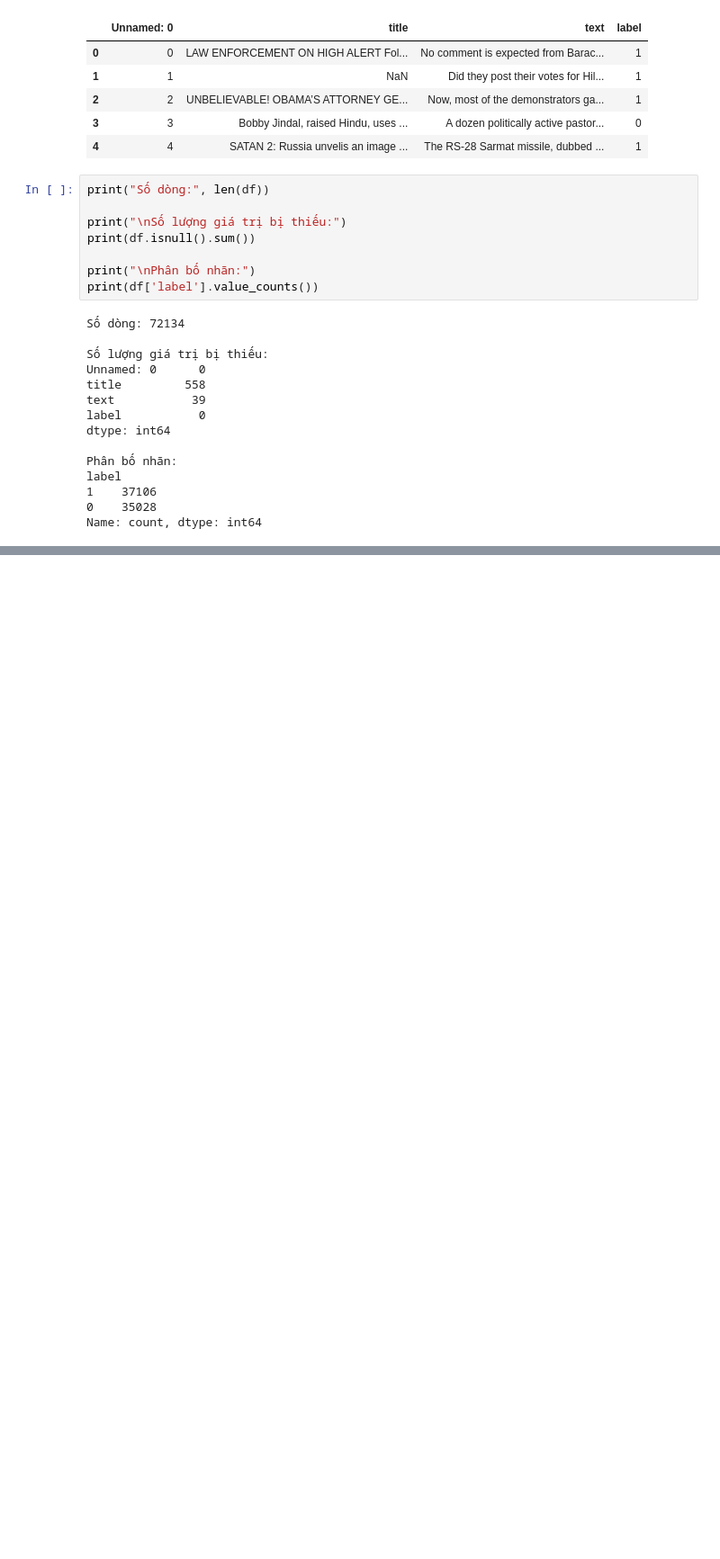
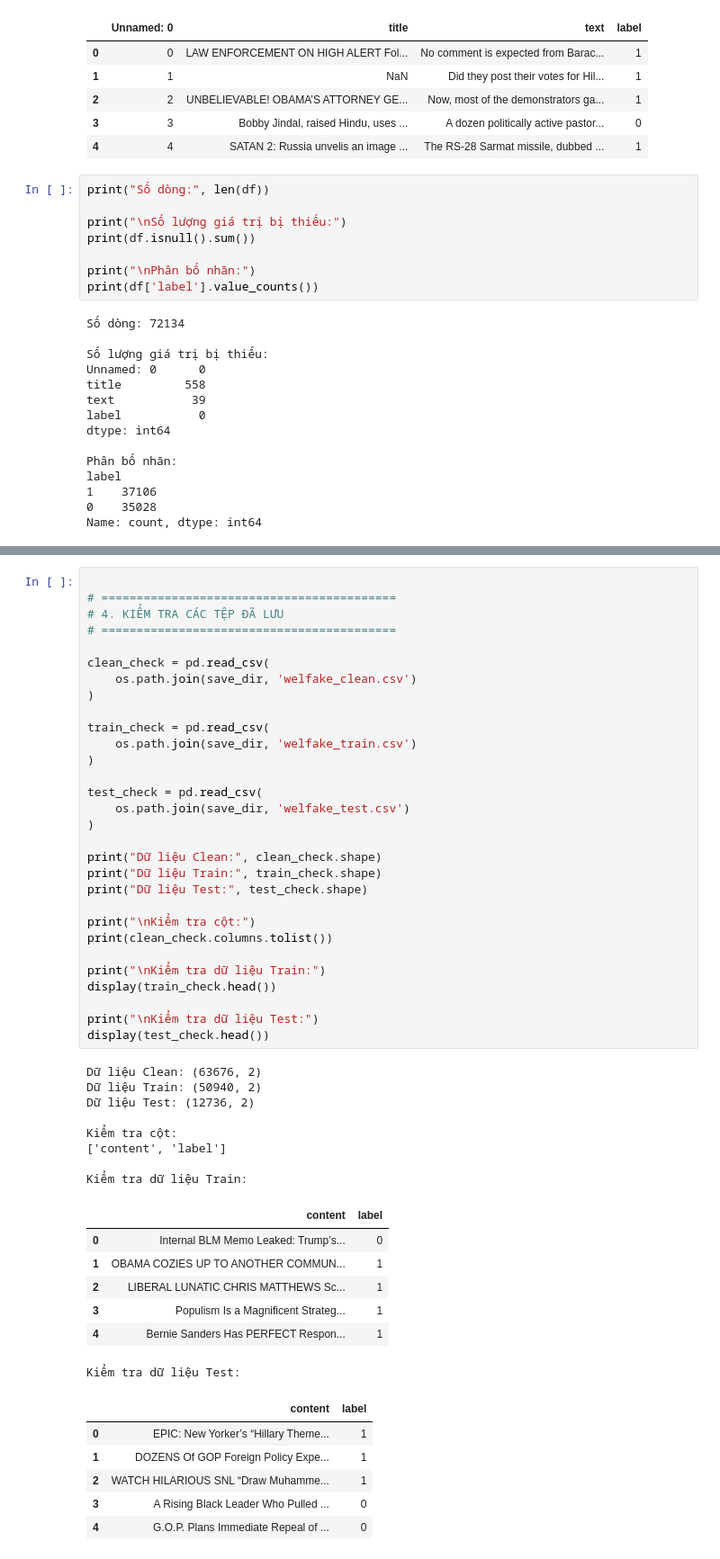
Before and after one commit to tranduchoa518-lang/fake-news-detection, a Jupyter notebook: notebooks/05_welfake_dataset_loading.ipynb, the cells around one changed output, grey strips where cells are left out. Shown at 90% size. Saved outputs shown, nothing was run; the diff lists cells and outputs as text; blank space fills up the shorter version.

```diff
--- a/notebooks/05_welfake_dataset_loading.ipynb
+++ b/notebooks/05_welfake_dataset_loading.ipynb
@@ -56,0 +228,52 @@ Name: count, dtype: int64
+# %%
+
+# ==========================================
+# 4. KIỂM TRA CÁC TỆP ĐÃ LƯU
+# ==========================================
+
+clean_check = pd.read_csv(
+    os.path.join(save_dir, 'welfake_clean.csv')
+)
+
+train_check = pd.read_csv(
+    os.path.join(save_dir, 'welfake_train.csv')
+)
+
+test_check = pd.read_csv(
+    os.path.join(save_dir, 'welfake_test.csv')
+)
+
+print("Dữ liệu Clean:", clean_check.shape)
+print("Dữ liệu Train:", train_check.shape)
+print("Dữ liệu Test:", test_check.shape)
+
+print("\nKiểm tra cột:")
+print(clean_check.columns.tolist())
+
+print("\nKiểm tra dữ liệu Train:")
+display(train_check.head())
+
+print("\nKiểm tra dữ liệu Test:")
+display(test_check.head())
+# %% [output]
+Dữ liệu Clean: (63676, 2)
+Dữ liệu Train: (50940, 2)
+Dữ liệu Test: (12736, 2)
+
+Kiểm tra cột:
+['content', 'label']
+
+Kiểm tra dữ liệu Train:
+|  | content | label |
+| 0 | Internal BLM Memo Leaked: Trump’s... | 0 |
+| 1 | OBAMA COZIES UP TO ANOTHER COMMUN... | 1 |
+| 2 | LIBERAL LUNATIC CHRIS MATTHEWS Sc... | 1 |
+| 3 | Populism Is a Magnificent Strateg... | 1 |
+| 4 | Bernie Sanders Has PERFECT Respon... | 1 |
+Kiểm tra dữ liệu Test:
+|  | content | label |
+| 0 | EPIC: New Yorker’s “Hillary Theme... | 1 |
+| 1 | DOZENS Of GOP Foreign Policy Expe... | 1 |
+| 2 | WATCH HILARIOUS SNL “Draw Muhamme... | 1 |
+| 3 | A Rising Black Leader Who Pulled ... | 0 |
+| 4 | G.O.P. Plans Immediate Repeal of ... | 0 |
```
Also changed, not shown: parts of 3 cells of this notebook.
